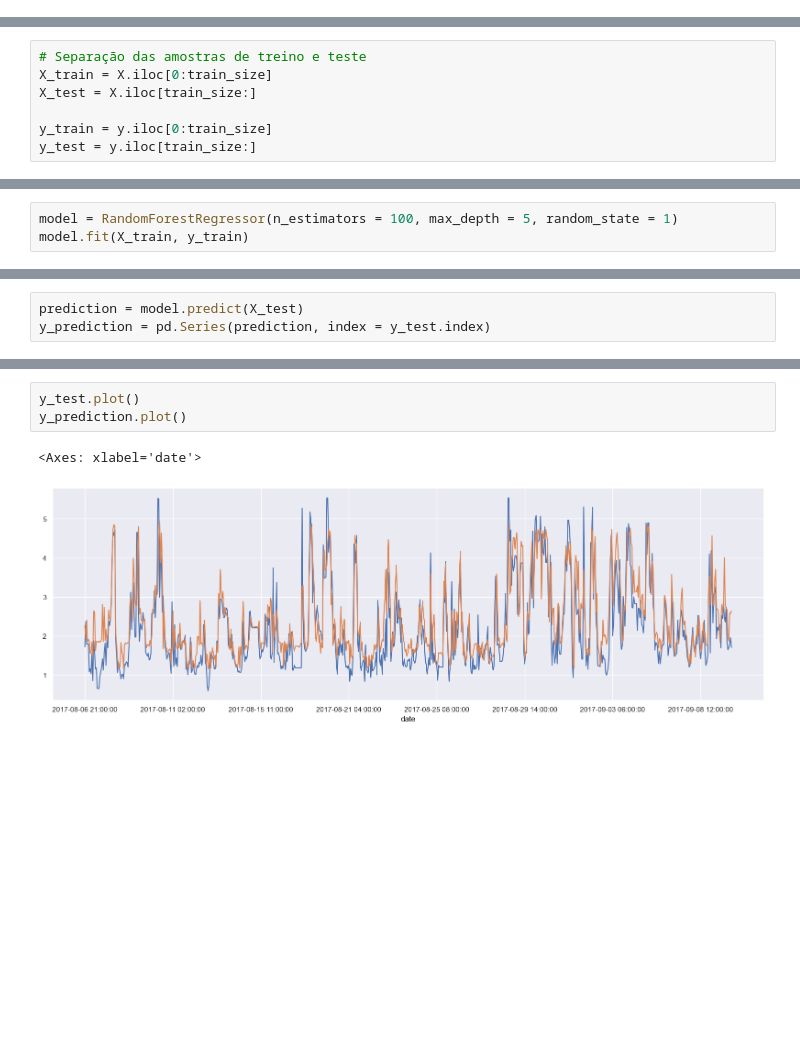
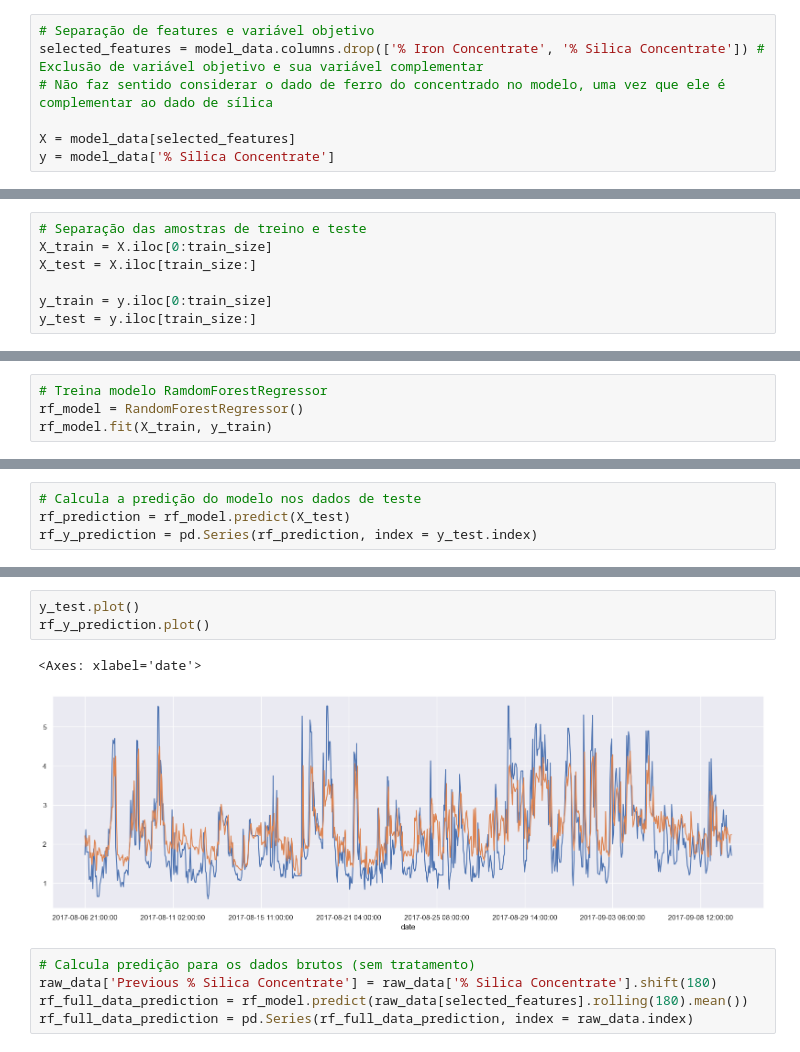
Before and after one commit to matleobor/case-ihm, a Jupyter notebook: flotation-analysis.ipynb, the cells around one changed output, grey strips where cells are left out. Cells and saved outputs as stored; diff of their text form; blank space fills up the shorter version.

Commit message:
Treino e análise dos modelos iniciais (RF e HGB)

```diff
--- a/flotation-analysis.ipynb
+++ b/flotation-analysis.ipynb
@@ -325,3 +322,10 @@ X = model_data[selected_features] # Seleção de variáveis independentes
+# %%
+# Separação de features e variável objetivo
+selected_features = model_data.columns.drop(['% Iron Concentrate', '% Silica Concentrate']) # Exclusão de variável objetivo e sua variável complementar
+# Não faz sentido considerar o dado de ferro do concentrado no modelo, uma vez que ele é complementar ao dado de sílica
+
+X = model_data[selected_features]
+y = model_data['% Silica Concentrate']
 # %%
 # Determinação da quantidade de linhas da amostra de treino, considerando 80% do total
 total_sample_size = model_data.shape[0]
@@ -339,4 +345,5 @@ y_test = y.iloc[train_size:]
 # %%
-model = RandomForestRegressor(n_estimators = 100, max_depth = 5, random_state = 1)
-model.fit(X_train, y_train)
+# Treina modelo RamdomForestRegressor
+rf_model = RandomForestRegressor()
+rf_model.fit(X_train, y_train)
 # %% [output]
@@ -344,3 +351,4 @@ RandomForestRegressor(max_depth=5, random_state=1)
 # %%
-prediction = model.predict(X_test)
-y_prediction = pd.Series(prediction, index = y_test.index)
+# Calcula a predição do modelo nos dados de teste
+rf_prediction = rf_model.predict(X_test)
+rf_y_prediction = pd.Series(rf_prediction, index = y_test.index)
@@ -347,6 +383,11 @@ y_prediction = pd.Series(prediction, index = y_test.index)
 # %%
 y_test.plot()
-y_prediction.plot()
+rf_y_prediction.plot()
 # %% [output]
 <Axes: xlabel='date'>
-[figure, old version]
+[figure, new version]
+# %%
+# Calcula predição para os dados brutos (sem tratamento)
+raw_data['Previous % Silica Concentrate'] = raw_data['% Silica Concentrate'].shift(180)
+rf_full_data_prediction = rf_model.predict(raw_data[selected_features].rolling(180).mean())
+rf_full_data_prediction = pd.Series(rf_full_data_prediction, index = raw_data.index)
```
Also changed, not shown: parts of 16 cells of this notebook.
